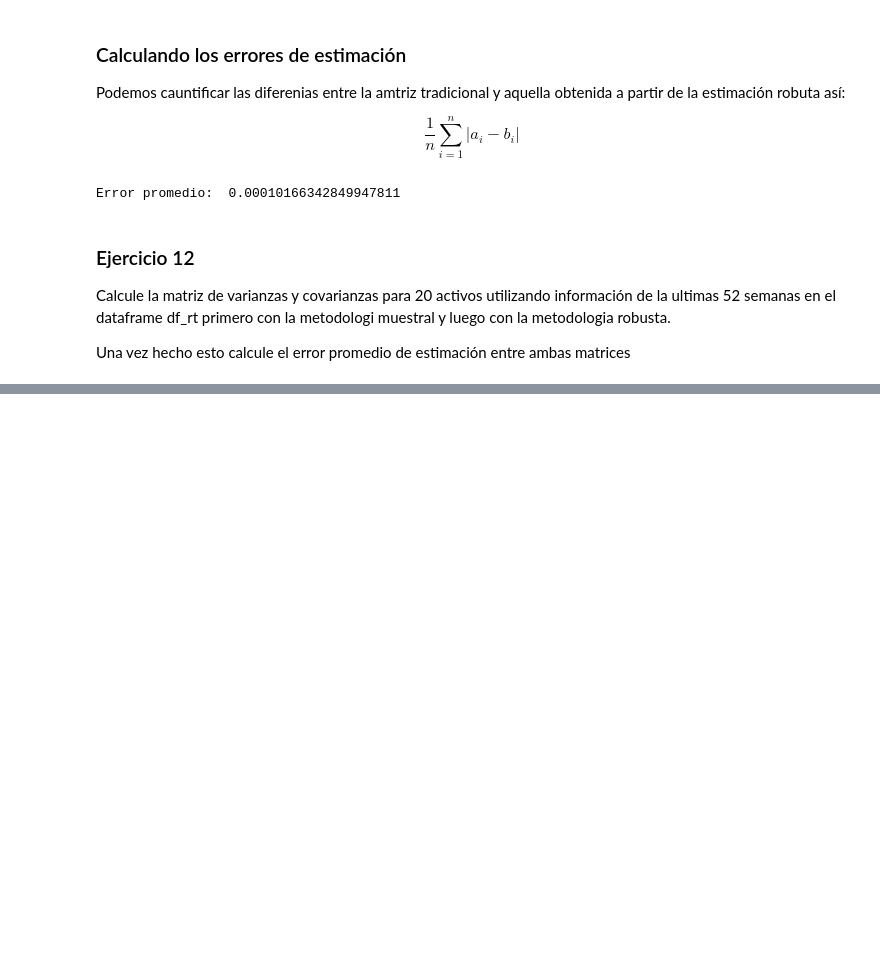
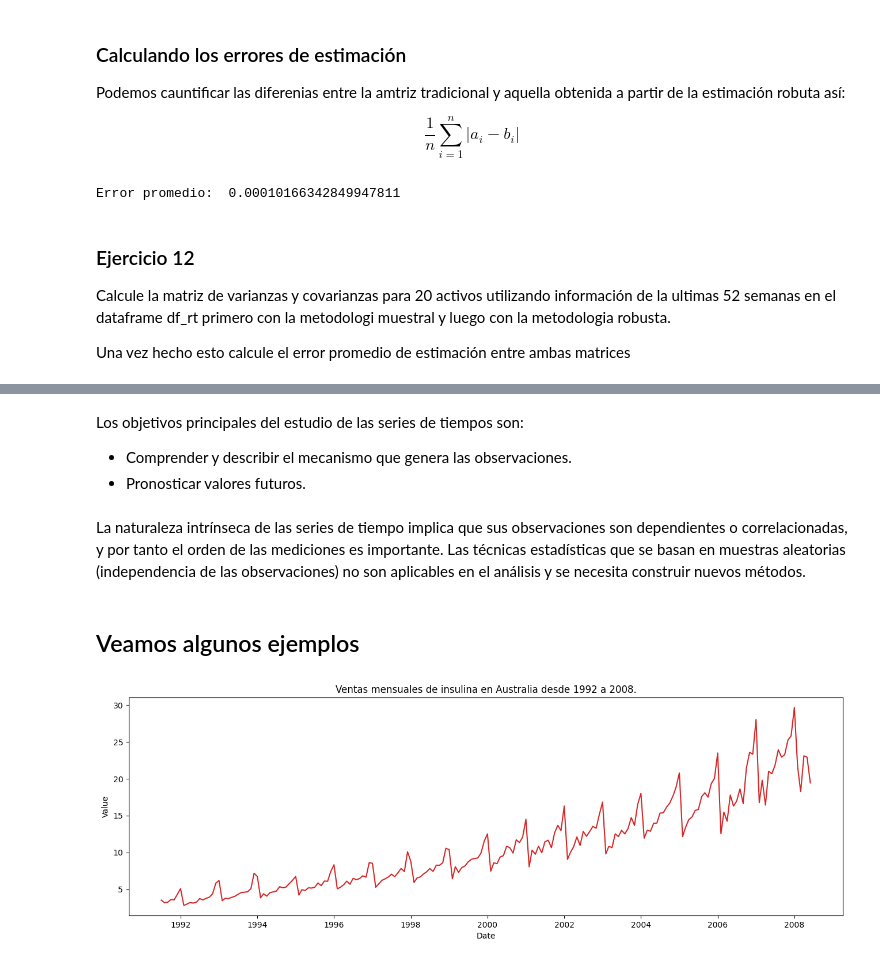
Before and after one commit to jisazac/pythonfinanzaseafit, a Jupyter notebook: Clase_4.ipynb, the cells around one changed output, grey strips where cells are left out. Cells and saved outputs as stored; diff of their text form; code cells hidden in the pictures; blank space fills up the shorter version.

```diff
--- a/Clase_4.ipynb
+++ b/Clase_4.ipynb
@@ -2130,0 +2144,25 @@ Una vez hecho esto calcule el error promedio de estimación entre ambas matrices
+# %% [markdown]
+Los objetivos principales del estudio de las series de tiempos son:
+
+- Comprender y describir el mecanismo que genera las observaciones.
+- Pronosticar valores futuros.
+# %% [markdown]
+La naturaleza intrínseca de las series de tiempo implica que sus observaciones son dependientes o correlacionadas, y por tanto el orden de las mediciones es importante. Las técnicas estadísticas que se basan en muestras aleatorias (independencia de las observaciones) no son aplicables en
+el análisis y se necesita construir nuevos métodos.
+# %% [markdown]
+## Veamos algunos ejemplos
+# %%
+import matplotlib.pyplot as plt
+import pandas as pd
+df = pd.read_csv('https://raw.githubusercontent.com/selva86/datasets/master/a10.csv', parse_dates=['date'], index_col='date')
+
+# Draw Plot
+def plot_df(df, x, y, title="", xlabel='Date', ylabel='Value', dpi=100):
+    plt.figure(figsize=(16,5), dpi=dpi)
+    plt.plot(x, y, color='tab:red')
+    plt.gca().set(title=title, xlabel=xlabel, ylabel=ylabel)
+    plt.show()
+
+plot_df(df, x=df.index, y=df.value, title='Ventas mensuales de insulina en Australia desde 1992 a 2008.')
+# %% [output]
+[figure, added]
```
Also changed, not shown: parts of 2 cells of this notebook.
